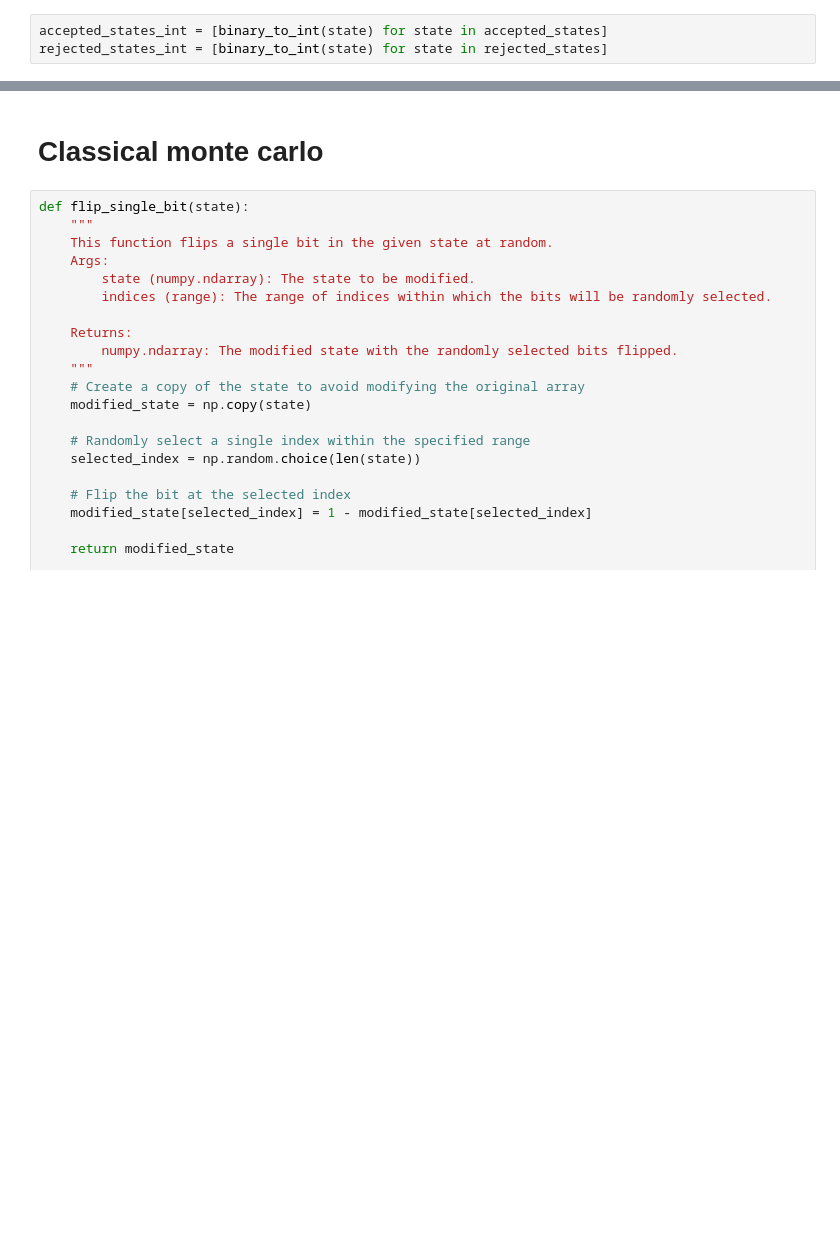
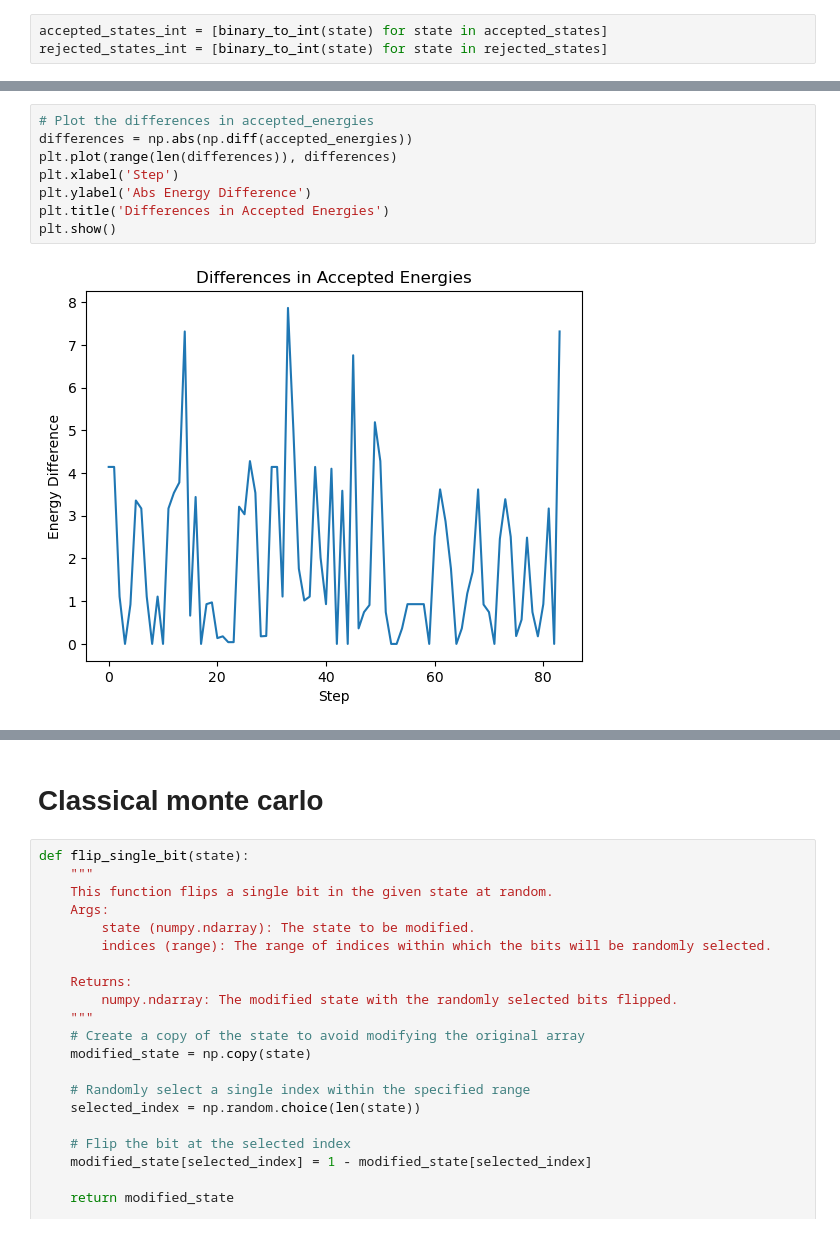
Before and after one commit to GeorgeWilliam1999/QuantumMonteCarlo, a Jupyter notebook: RandomWalksPennyLane.ipynb, the cells around one changed output, grey strips where cells are left out. Saved outputs shown, nothing was run; the diff lists cells and outputs as text; blank space fills up the shorter version.

```diff
--- a/RandomWalksPennyLane.ipynb
+++ b/RandomWalksPennyLane.ipynb
@@ -330,0 +472,10 @@ plt.show()
+# %%
+# Plot the differences in accepted_energies
+differences = np.abs(np.diff(accepted_energies))
+plt.plot(range(len(differences)), differences)
+plt.xlabel('Step')
+plt.ylabel('Abs Energy Difference')
+plt.title('Differences in Accepted Energies')
+plt.show()
+# %% [output]
+[figure, added]
```
Also changed, not shown: parts of 23 cells of this notebook.
